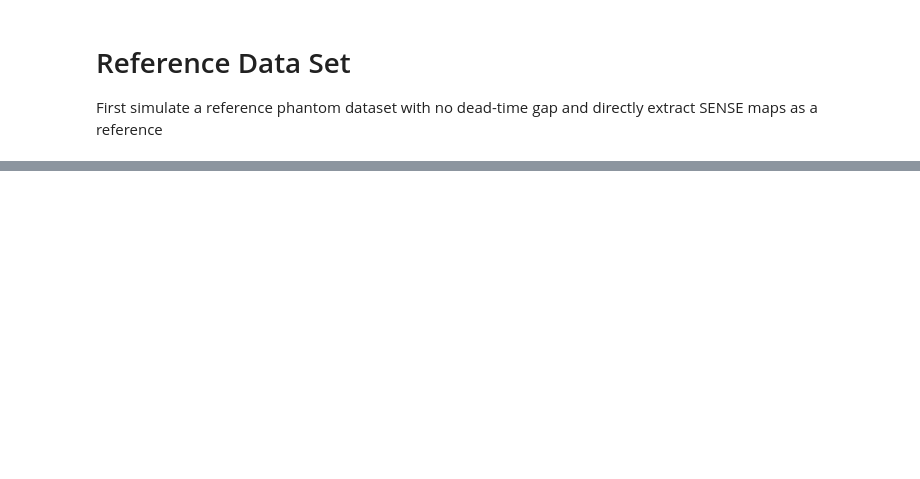
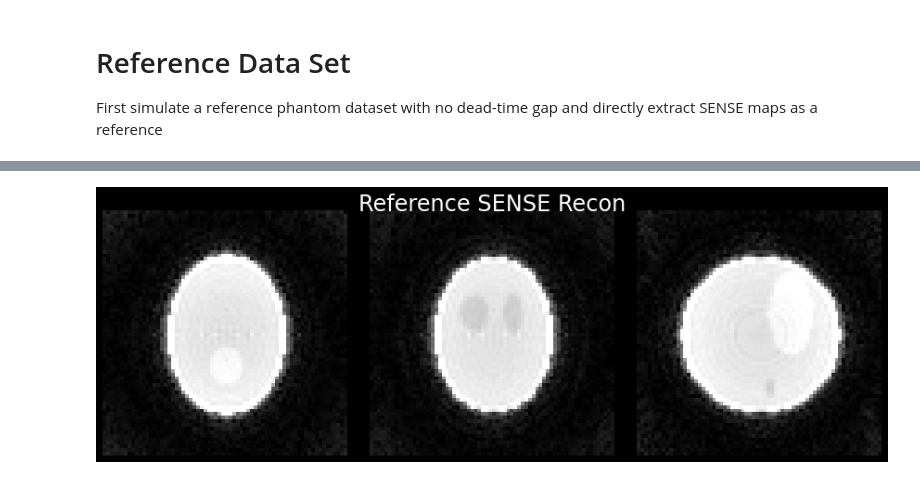
Before and after one commit to spinicist/old-riesling-examples, a Jupyter notebook: espirit.ipynb, the cells around one changed output, grey strips where cells are left out. Saved outputs shown, nothing was run; the diff lists cells and outputs as text; code cells hidden in the pictures; blank space fills up the shorter version.

```diff
--- a/espirit.ipynb
+++ b/espirit.ipynb
@@ -115,0 +23,5 @@ ns.compare('full-direct-cg.nii', 'gap-espirit-cg.nii', component='mag', diff_cli
+# %%
+!riesling recon --kb full.h5 --sense=full-sense.h5 -o full-sense --fov=256
+plot_3plane('full-sense-recon.h5', title='Reference SENSE Recon')
+# %% [output]
+[figure, added]
```
Also changed, not shown: parts of 38 cells of this notebook, 3 other files.
